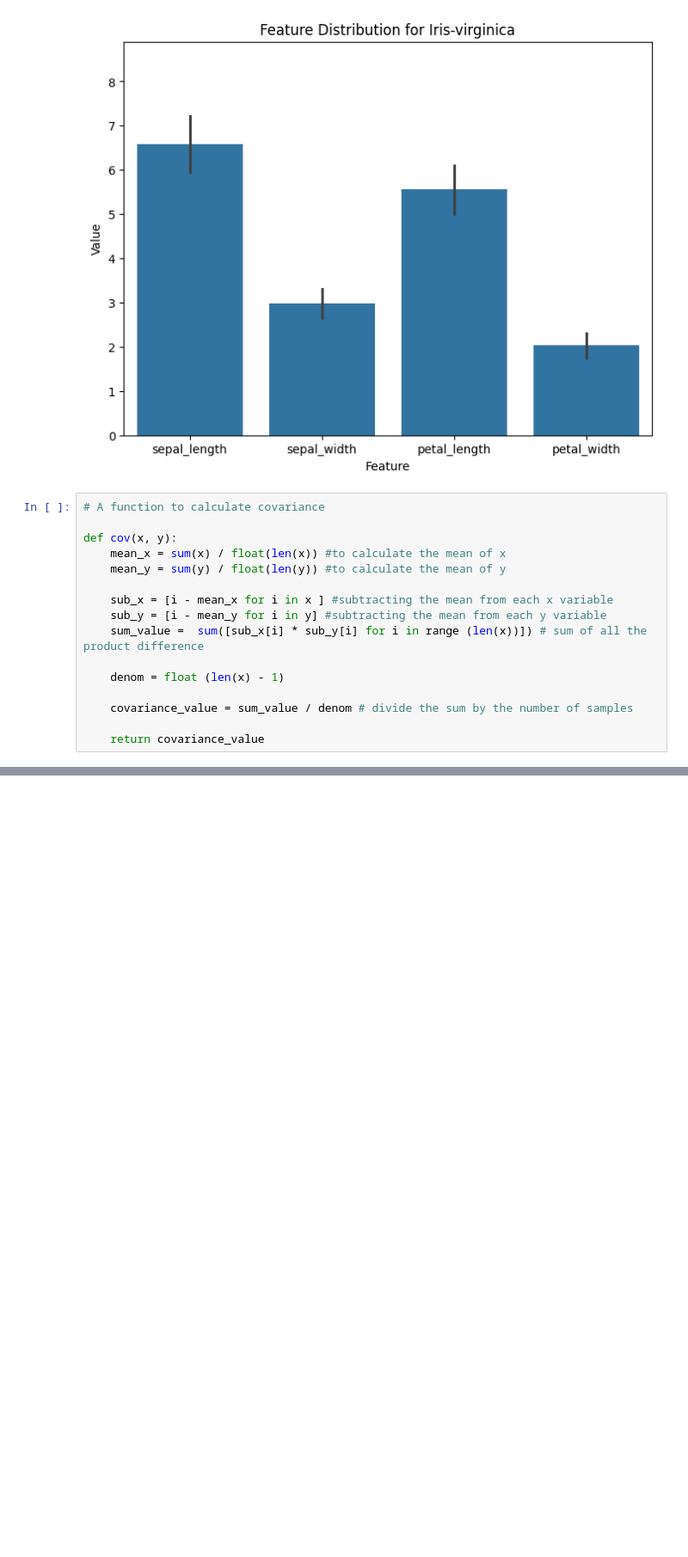
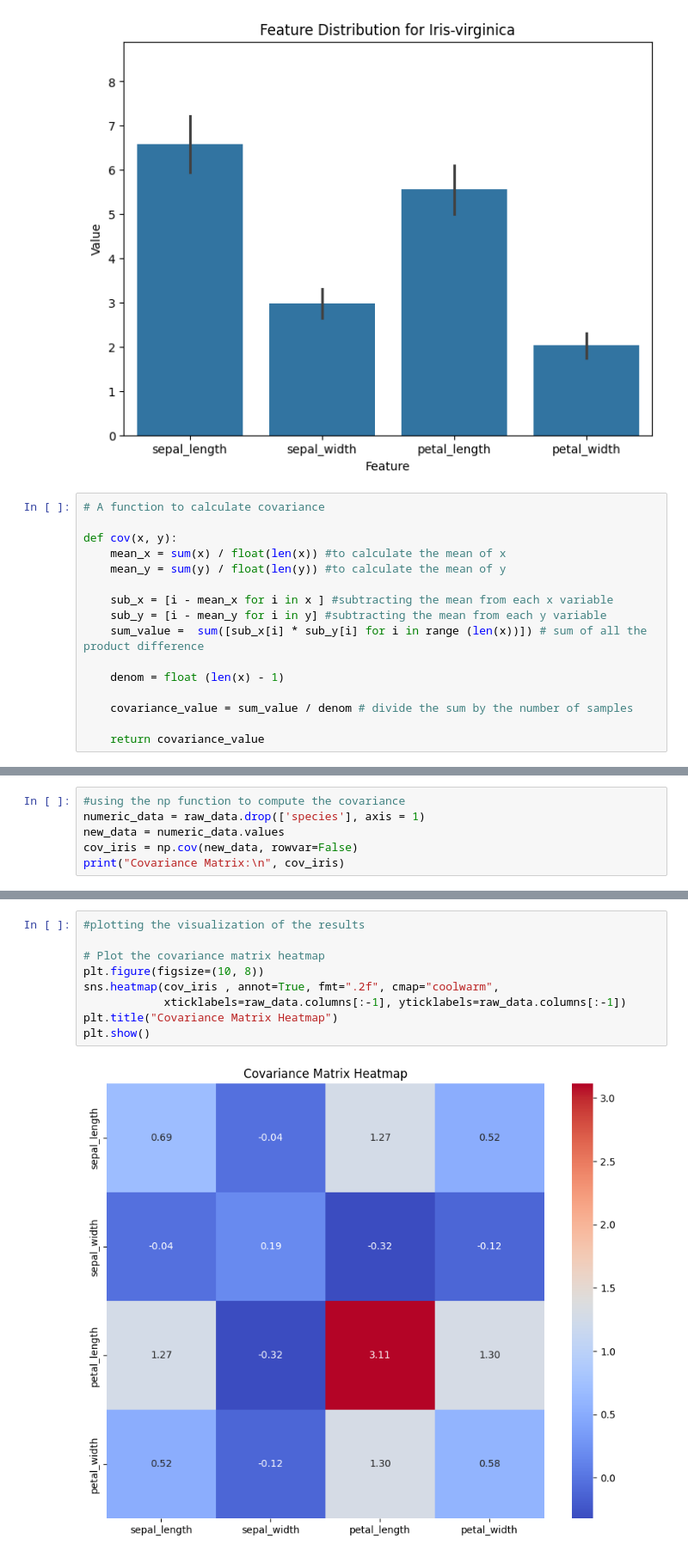
Before and after one commit to Folasewa/DS_Class_Project, a Jupyter notebook: Mini_Project_Folasewa_DS.ipynb, the cells around one changed output, grey strips where cells are left out. Shown: that part at 86% size. Drawn from its saved outputs; the diff is of its cells as text; blank space fills up the shorter version.

```diff
--- a/Mini_Project_Folasewa_DS.ipynb
+++ b/Mini_Project_Folasewa_DS.ipynb
@@ -158,0 +161,6 @@ def covMat(arr):
+# %%
+#using the np function to compute the covariance
+numeric_data = raw_data.drop(['species'], axis = 1)
+new_data = numeric_data.values
+cov_iris = np.cov(new_data, rowvar=False)
+print("Covariance Matrix:\n", cov_iris)
@@ -158,0 +223,11 @@ def covMat(arr):
+# %%
+#plotting the visualization of the results
+
+# Plot the covariance matrix heatmap
+plt.figure(figsize=(10, 8))
+sns.heatmap(cov_iris , annot=True, fmt=".2f", cmap="coolwarm",
+            xticklabels=raw_data.columns[:-1], yticklabels=raw_data.columns[:-1])
+plt.title("Covariance Matrix Heatmap")
+plt.show()
+# %% [output]
+[figure, added]
```
Also changed, not shown: parts of 10 cells of this notebook.
